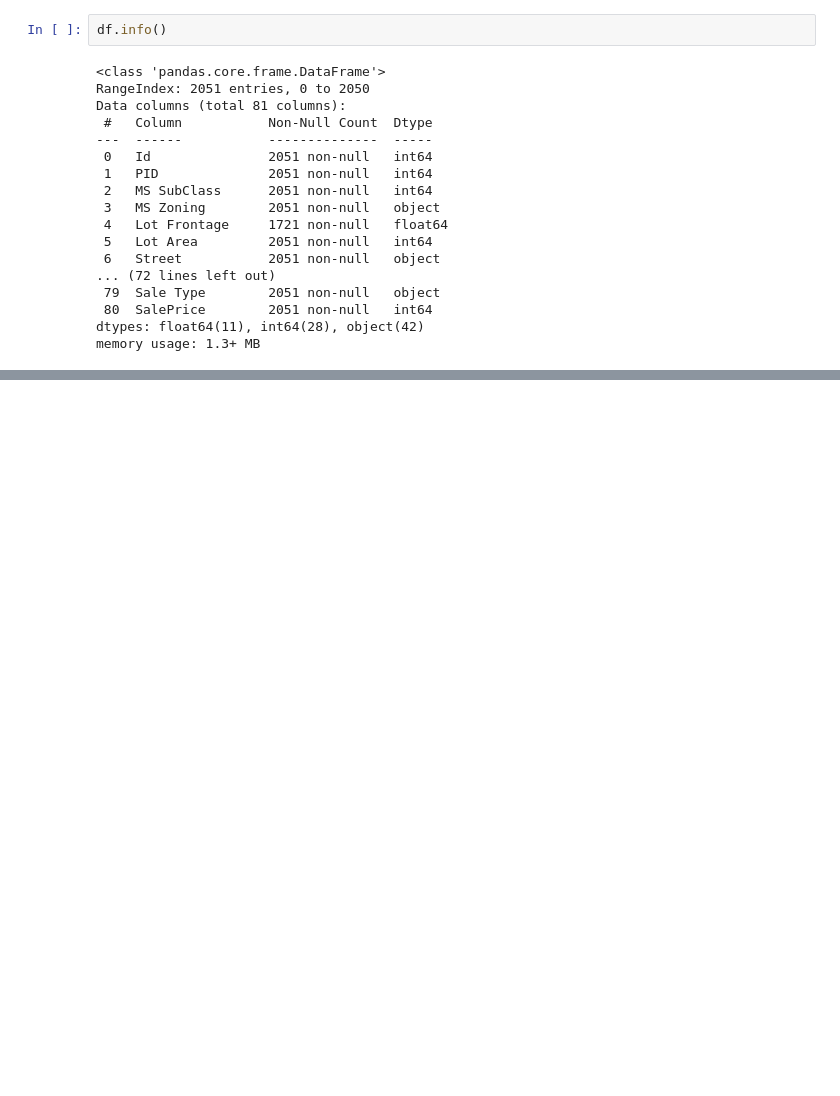
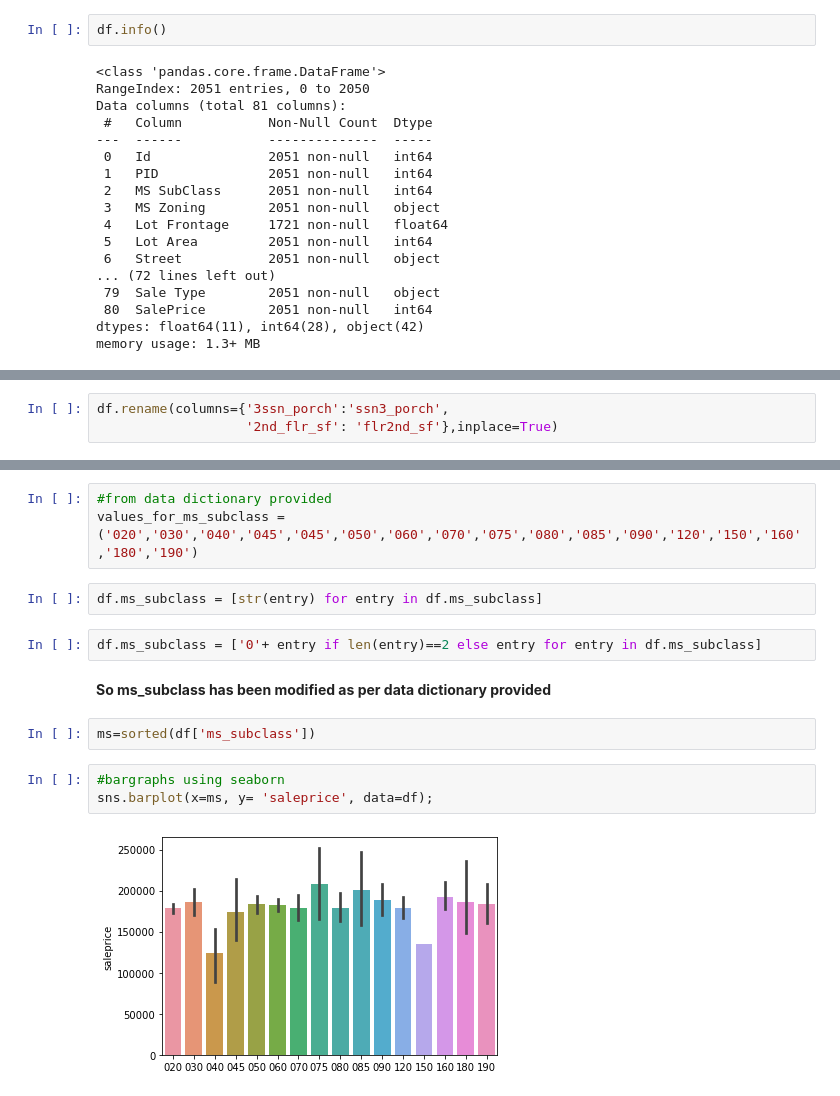
Before and after one commit to sabaiitj/Ames-Housing-Data, a Jupyter notebook: project_2_Saba.ipynb, the cells around one changed output, grey strips where cells are left out. Cells and saved outputs as stored; diff of their text form; blank space fills up the shorter version.

```diff
--- a/project_2_Saba.ipynb
+++ b/project_2_Saba.ipynb
@@ -68,0 +67,3 @@ submission_df.to_csv('Datasets/dummy_submission.csv',index=False)
+# %%
+df.rename(columns={'3ssn_porch':'ssn3_porch',
+                   '2nd_flr_sf': 'flr2nd_sf'},inplace=True)
@@ -68,0 +114,16 @@ submission_df.to_csv('Datasets/dummy_submission.csv',index=False)
+# %%
+#from data dictionary provided
+values_for_ms_subclass = ('020','030','040','045','045','050','060','070','075','080','085','090','120','150','160','180','190')
+# %%
+df.ms_subclass = [str(entry) for entry in df.ms_subclass]
+# %%
+df.ms_subclass = ['0'+ entry if len(entry)==2 else entry for entry in df.ms_subclass]
+# %% [markdown]
+**So ms_subclass has been modified as per data dictionary provided**
+# %%
+ms=sorted(df['ms_subclass'])
+# %%
+#bargraphs using seaborn
+sns.barplot(x=ms, y= 'saleprice', data=df);
+# %% [output]
+[figure, added]
```
Also changed, not shown: parts of 133 cells of this notebook.
